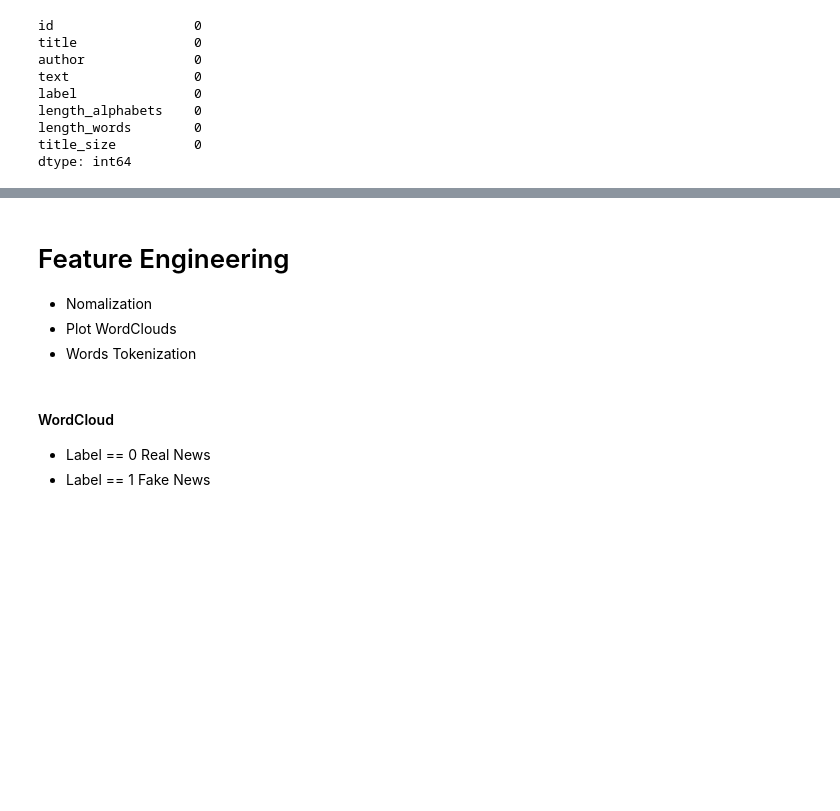
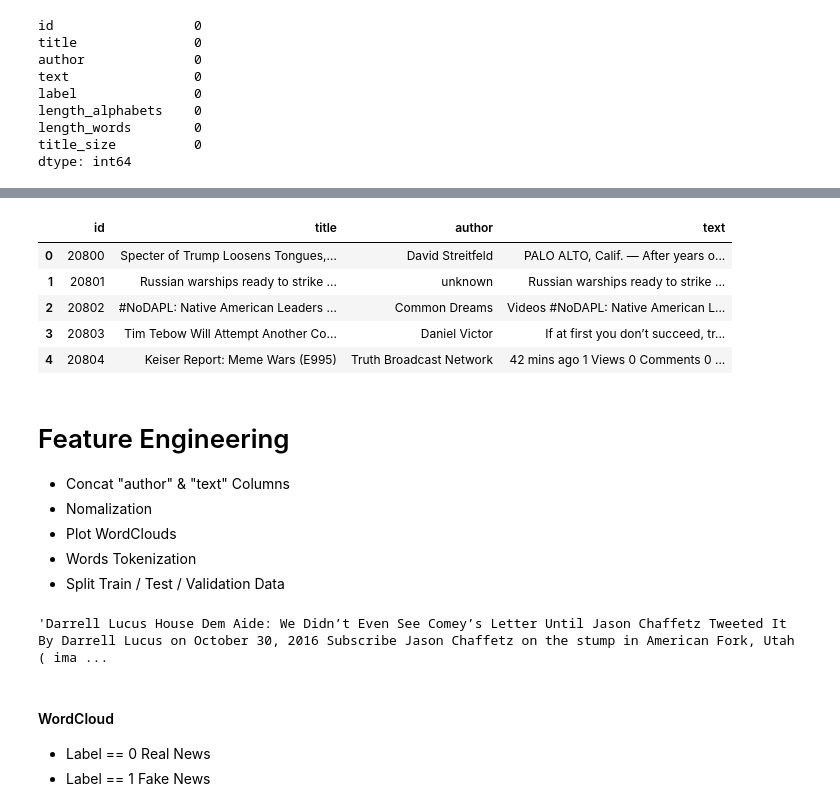
Before and after one commit to jerife/Kaggle, a Jupyter notebook: 06 Fake News.ipynb, the cells around one changed output, grey strips where cells are left out. Saved outputs shown, nothing was run; the diff lists cells and outputs as text; code cells hidden in the pictures; blank space fills up the shorter version.

```diff
--- a/06 Fake News.ipynb
+++ b/06 Fake News.ipynb
@@ -210,8 +241,8 @@ See the caveats in the documentation: https://pandas.pydata.org/pandas-docs/stab
 test_df['title_size'] = test_df['title'].apply(lambda x: len(str(x)))
 
 # If title size == 3("NAN") then change title size = 0
-title_size_3_index = test_df[test_df['title_size']==3].index
-test_df['title_size'][title_size_3_index] = 0
+test_nan_index = test_df[test_df['title_size']==3].index
+test_df['title_size'][test_nan_index] = 0
 
 test_avg_title_size = int(test_df.value_counts(['title_size']).mean())
 print("test avg_title_size: ",test_avg_title_size)
@@ -247,6 +282,3 @@ train_df[train_df['text'].isnull()].head()
-# %%
-train_df.dropna(subset=['text'], inplace=True)
-test_df.dropna(subset=['text'], inplace=True)
 # %%
 train_df.isnull().sum()
 # %% [output]
@@ -274,5 +306,16 @@ train_df.head()
+# %%
+test_df.head()
+# %% [output]
+|  | id | title | author | text |
+| 0 | 20800 | Specter of Trump Loosens Tongues,... | David Streitfeld | PALO ALTO, Calif. — After years o... |
+| 1 | 20801 | Russian warships ready to strike ... | unknown | Russian warships ready to strike ... |
+| 2 | 20802 | #NoDAPL: Native American Leaders ... | Common Dreams | Videos #NoDAPL: Native American L... |
+| 3 | 20803 | Tim Tebow Will Attempt Another Co... | Daniel Victor | If at first you don’t succeed, tr... |
+| 4 | 20804 | Keiser Report: Meme Wars (E995) | Truth Broadcast Network | 42 mins ago 1 Views 0 Comments 0 ... |
 # %% [markdown]
 # Feature Engineering
+* Concat "author" & "text" Columns
 * Nomalization
 * Plot WordClouds
 * Words Tokenization
+* Split Train / Test / Validation Data
@@ -279,3 +328,7 @@ train_df.head()
+# %%
+train_df['text'][0]
+# %% [output]
+'Darrell Lucus House Dem Aide: We Didn’t Even See Comey’s Letter Until Jason Chaffetz Tweeted It By Darrell Lucus on October 30, 2016 Subscribe Jason Chaffetz on the stump in American Fork, Utah ( ima ...
 # %%
 stop_words = stopwords.words('english')
 stemmer = SnowballStemmer('english')
```
Also changed, not shown: parts of 38 cells of this notebook.
